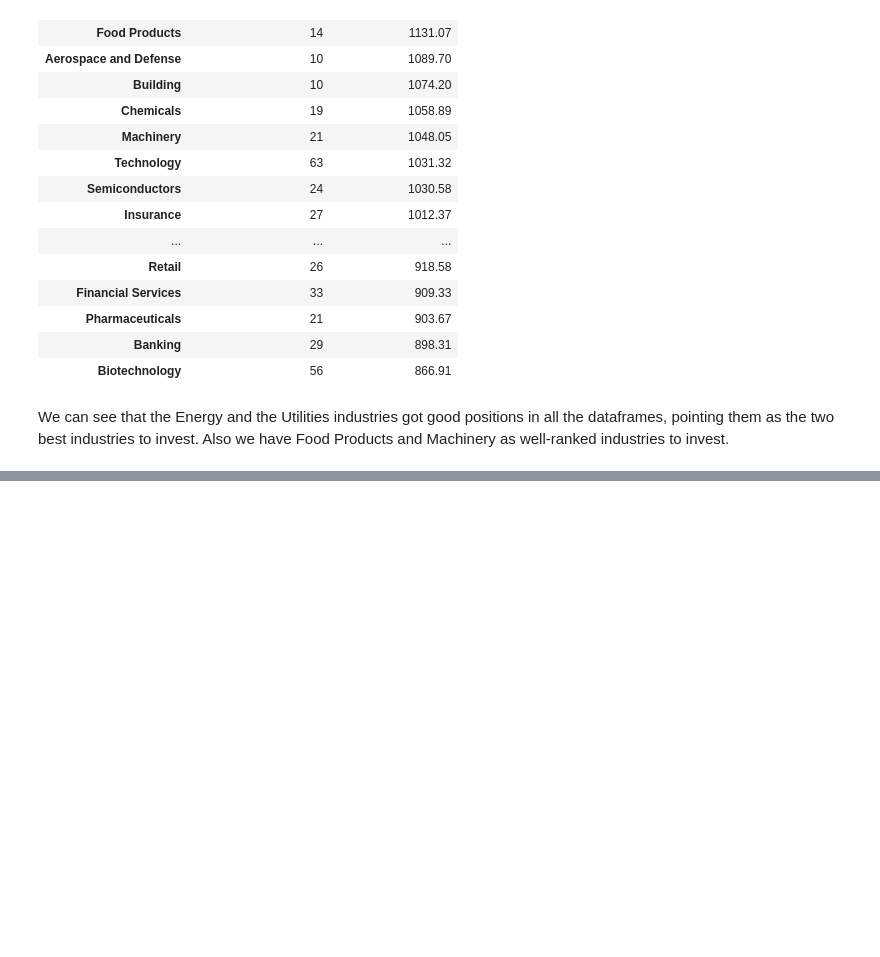
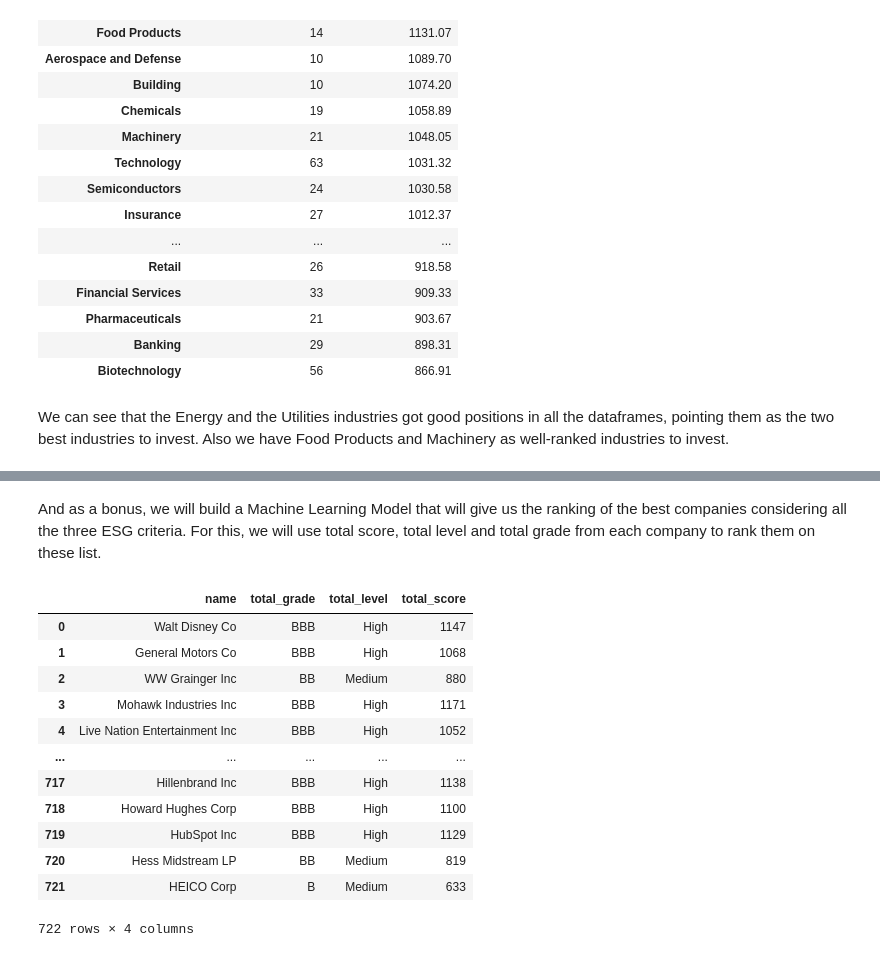
Before and after one commit to pedrocfontenele/Public-Company-ESG-Ratings-Datas, a Jupyter notebook: Untitled-1.ipynb, the cells around one changed output, grey strips where cells are left out. Cells and saved outputs as stored; diff of their text form; code cells hidden in the pictures; blank space fills up the shorter version.

Commit message:
Update Untitled-1.ipynb
Ended analysis by the first method. Now as bonus, prepared dataframe to create an ML model.

```diff
--- a/Untitled-1.ipynb
+++ b/Untitled-1.ipynb
@@ -335,0 +397,20 @@ We can see that the Energy and the Utilities industries got good positions in al
+# %% [markdown]
+And as a bonus, we will build a Machine Learning Model that will give us the ranking of the best companies considering all the three ESG criteria. For this, we will use total score, total level and total grade from each company to rank them on these list.
+# %%
+df_model=df[['name', 'total_grade', 'total_level','total_score']]
+
+display(df_model)
+# %% [output]
+|  | name | total_grade | total_level | total_score |
+| 0 | Walt Disney Co | BBB | High | 1147 |
+| 1 | General Motors Co | BBB | High | 1068 |
+| 2 | WW Grainger Inc | BB | Medium | 880 |
+| 3 | Mohawk Industries Inc | BBB | High | 1171 |
+| 4 | Live Nation Entertainment Inc | BBB | High | 1052 |
+| ... | ... | ... | ... | ... |
+| 717 | Hillenbrand Inc | BBB | High | 1138 |
+| 718 | Howard Hughes Corp | BBB | High | 1100 |
+| 719 | HubSpot Inc | BBB | High | 1129 |
+| 720 | Hess Midstream LP | BB | Medium | 819 |
+| 721 | HEICO Corp | B | Medium | 633 |
+722 rows × 4 columns
```
Also changed, not shown: parts of 4 cells of this notebook.
